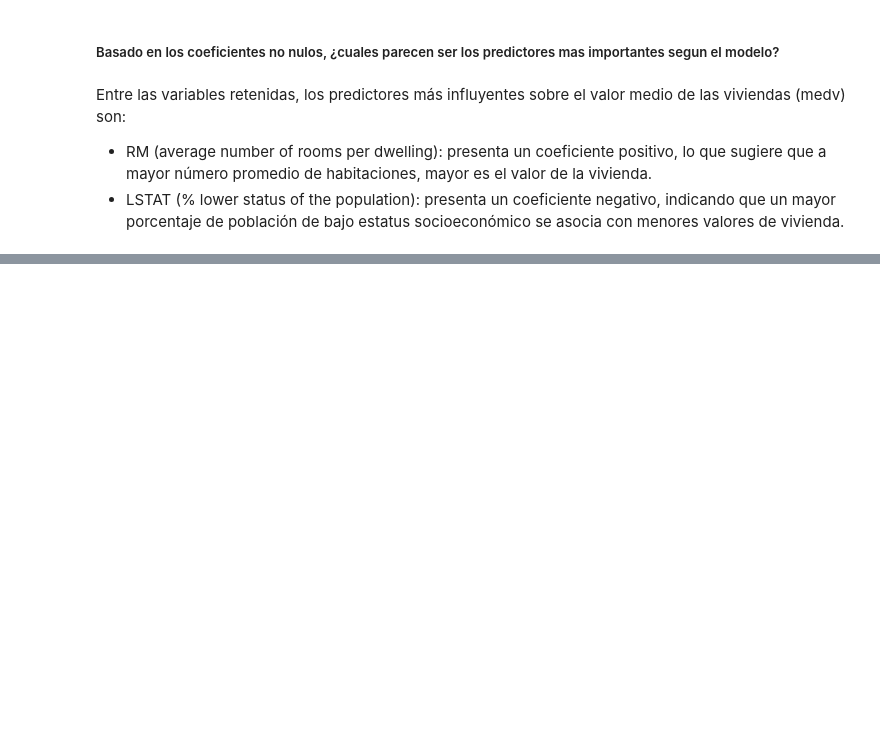
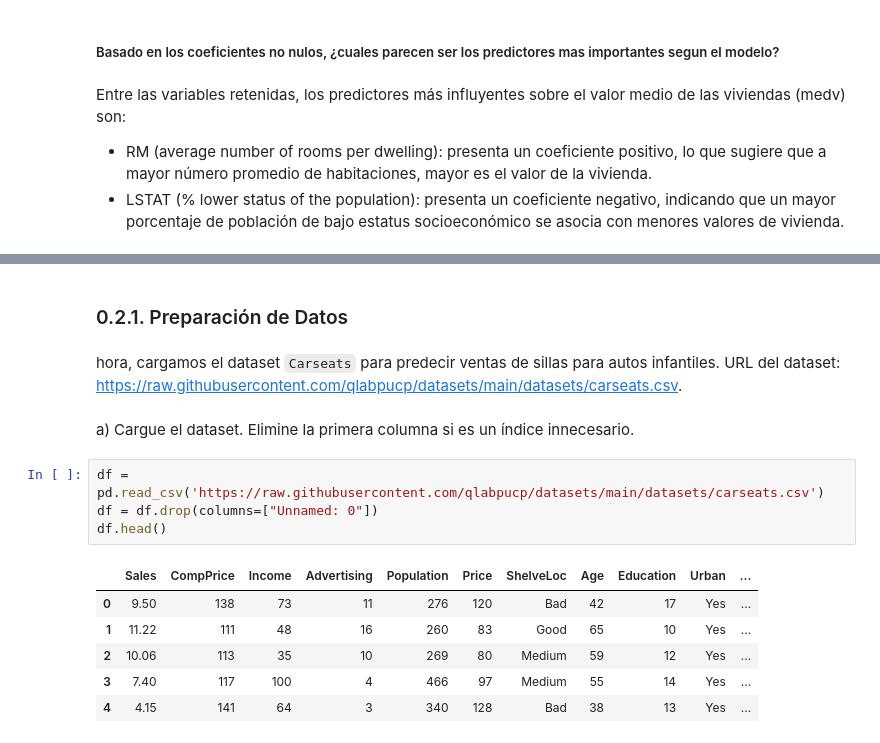
Before and after one commit to MariaLesly/Machine-Learning-G3, a Jupyter notebook: Tarea2_ML.ipynb, the cells around one changed output, grey strips where cells are left out. Drawn from its saved outputs; the diff is of its cells as text; blank space fills up the shorter version.

```diff
--- a/Tarea2_ML.ipynb
+++ b/Tarea2_ML.ipynb
@@ -189,0 +217,18 @@ Entre las variables retenidas, los predictores más influyentes sobre el valor m
+# %% [markdown]
+### 0.2.1. Preparación de Datos
+# %% [markdown]
+hora, cargamos el dataset ``Carseats`` para predecir ventas de sillas para autos infantiles.
+URL del dataset: https://raw.githubusercontent.com/qlabpucp/datasets/main/datasets/carseats.csv.
+# %% [markdown]
+a) Cargue el dataset. Elimine la primera columna si es un índice innecesario.
+# %%
+df = pd.read_csv('https://raw.githubusercontent.com/qlabpucp/datasets/main/datasets/carseats.csv')
+df = df.drop(columns=["Unnamed: 0"])
+df.head()
+# %% [output]
+|  | Sales | CompPrice | Income | Advertising | Population | Price | ShelveLoc | Age | Education | Urban | ... |
+| 0 | 9.50 | 138 | 73 | 11 | 276 | 120 | Bad | 42 | 17 | Yes | ... |
+| 1 | 11.22 | 111 | 48 | 16 | 260 | 83 | Good | 65 | 10 | Yes | ... |
+| 2 | 10.06 | 113 | 35 | 10 | 269 | 80 | Medium | 59 | 12 | Yes | ... |
+| 3 | 7.40 | 117 | 100 | 4 | 466 | 97 | Medium | 55 | 14 | Yes | ... |
+| 4 | 4.15 | 141 | 64 | 3 | 340 | 128 | Bad | 38 | 13 | Yes | ... |
```
Also changed, not shown: parts of 25 cells of this notebook.
